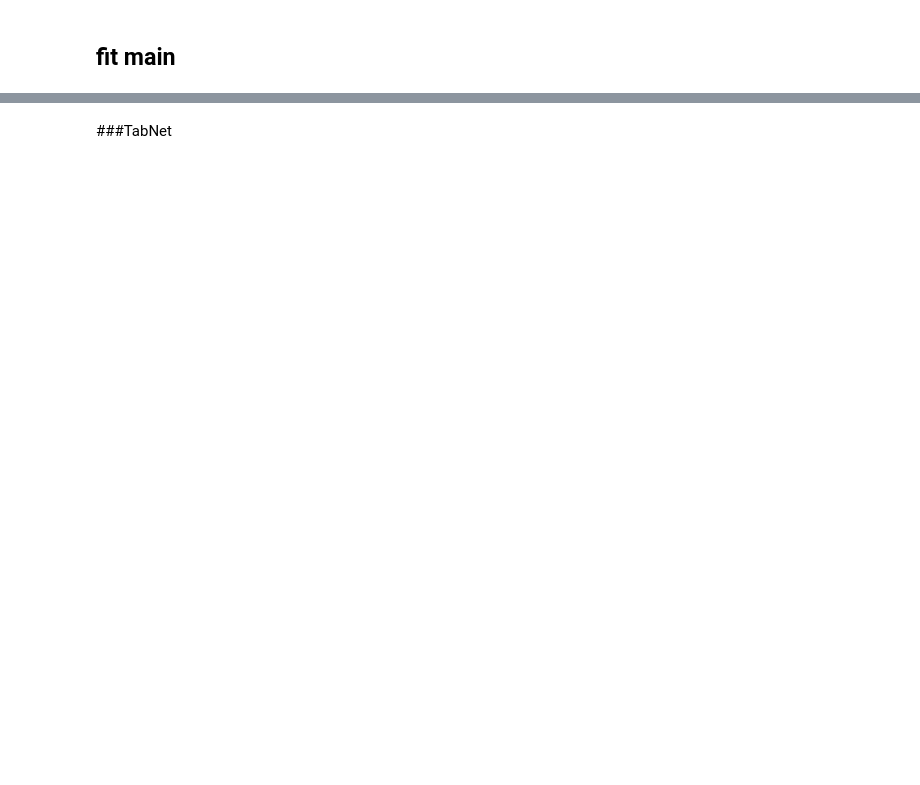
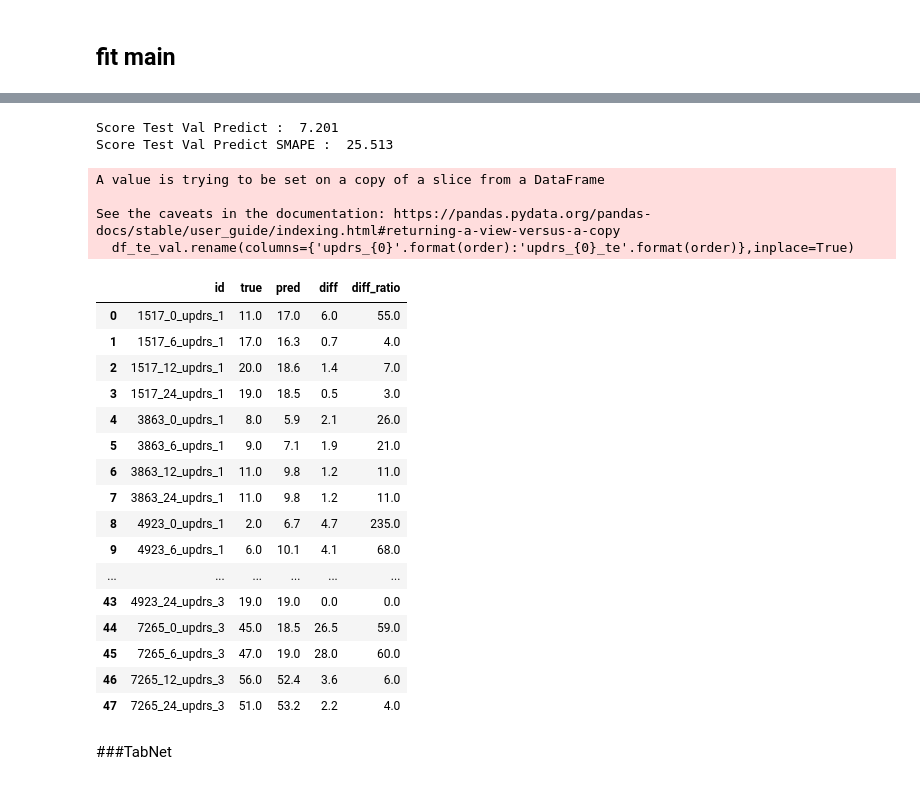
Before and after one commit to kunai-3txk/Compe_tonyobyo, a Jupyter notebook: AMP_fit.ipynb, the cells around one changed output, grey strips where cells are left out. Drawn from its saved outputs; the diff is of its cells as text; code cells hidden in the pictures; blank space fills up the shorter version.

```diff
--- a/AMP_fit.ipynb
+++ b/AMP_fit.ipynb
@@ -579,2 +734,30 @@ CV.... updrs_1: 3.67 updrs_2: 3.69 updrs_3: 9.28
+# %%
+models = [model_1,model_2,model_3]
+te_updrs_s = [te_updrs_1,te_updrs_2,te_updrs_3]
+predict_test_val(df_test_val,predict_order_list,models,te_updrs_s)
+# %% [output]
+Score Test Val Predict :  7.201
+Score Test Val Predict SMAPE :  25.513
+A value is trying to be set on a copy of a slice from a DataFrame
+
+See the caveats in the documentation: https://pandas.pydata.org/pandas-docs/stable/user_guide/indexing.html#returning-a-view-versus-a-copy
+  df_te_val.rename(columns={'updrs_{0}'.format(order):'updrs_{0}_te'.format(order)},inplace=True)
+|  | id | true | pred | diff | diff_ratio |
+| 0 | 1517_0_updrs_1 | 11.0 | 17.0 | 6.0 | 55.0 |
+| 1 | 1517_6_updrs_1 | 17.0 | 16.3 | 0.7 | 4.0 |
+| 2 | 1517_12_updrs_1 | 20.0 | 18.6 | 1.4 | 7.0 |
+| 3 | 1517_24_updrs_1 | 19.0 | 18.5 | 0.5 | 3.0 |
+| 4 | 3863_0_updrs_1 | 8.0 | 5.9 | 2.1 | 26.0 |
+| 5 | 3863_6_updrs_1 | 9.0 | 7.1 | 1.9 | 21.0 |
+| 6 | 3863_12_updrs_1 | 11.0 | 9.8 | 1.2 | 11.0 |
+| 7 | 3863_24_updrs_1 | 11.0 | 9.8 | 1.2 | 11.0 |
+| 8 | 4923_0_updrs_1 | 2.0 | 6.7 | 4.7 | 235.0 |
+| 9 | 4923_6_updrs_1 | 6.0 | 10.1 | 4.1 | 68.0 |
+| ... | ... | ... | ... | ... | ... |
+| 43 | 4923_24_updrs_3 | 19.0 | 19.0 | 0.0 | 0.0 |
+| 44 | 7265_0_updrs_3 | 45.0 | 18.5 | 26.5 | 59.0 |
+| 45 | 7265_6_updrs_3 | 47.0 | 19.0 | 28.0 | 60.0 |
+| 46 | 7265_12_updrs_3 | 56.0 | 52.4 | 3.6 | 6.0 |
+| 47 | 7265_24_updrs_3 | 51.0 | 53.2 | 2.2 | 4.0 |
 # %% [markdown]
 ###TabNet
```
Also changed, not shown: parts of 21 cells of this notebook.
